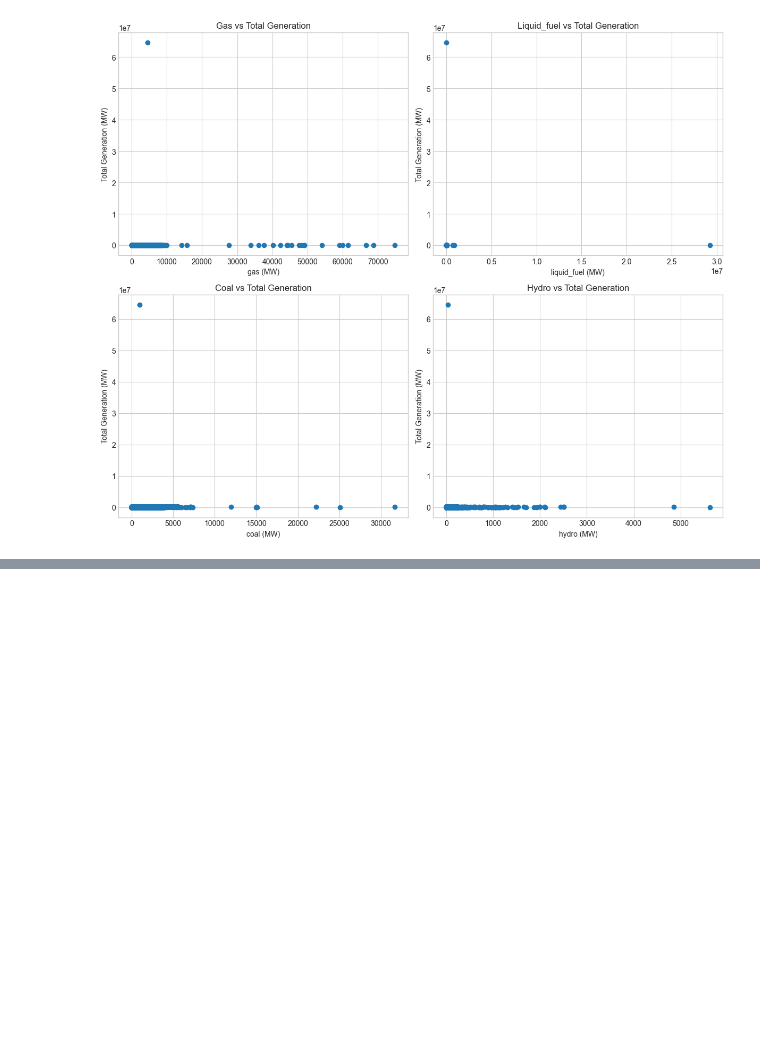
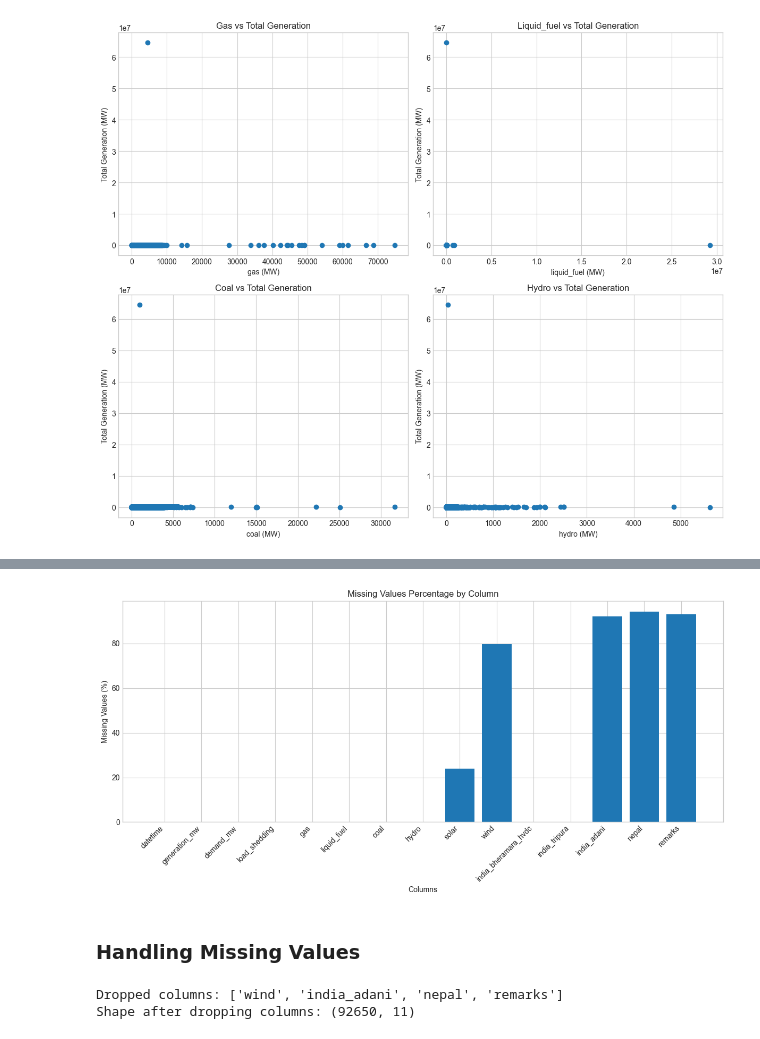
Before and after one commit to 00015972/MLDA_CW1_15972, a Jupyter notebook: MLDA_CW1_15972.ipynb, the cells around one changed output, grey strips where cells are left out. Cells and saved outputs as stored; diff of their text form; code cells hidden in the pictures; blank space fills up the shorter version.

```diff
--- a/MLDA_CW1_15972.ipynb
+++ b/MLDA_CW1_15972.ipynb
@@ -252,0 +255,10 @@ plt.show()
+# %%
+# Checking for missing values
+print("Missing values count:")
+missing_values = df.isnull().sum()
+print(missing_values)
+
+print(f"\nTotal missing values: {df.isnull().sum().sum()}")
+print(f"\nMissing values percentage per column:")
+missing_percentage = (df.isnull().sum() / len(df) * 100).round(2)# this line calculates the percentage of missing values per column
+print(missing_percentage)
@@ -252,0 +283,25 @@ plt.show()
+# %%
+# showing missing values in a bar chart by percentage
+plt.figure(figsize=(12, 6))
+plt.bar(missing_percentage.index, missing_percentage.values)
+plt.xticks(rotation=45, ha='right')
+plt.xlabel('Columns')
+plt.ylabel('Missing Values (%)')
+plt.title('Missing Values Percentage by Column')
+plt.tight_layout()
+plt.show()
+# %% [output]
+[figure, added]
+# %% [markdown]
+### Handling Missing Values
+# %%
+# Drop columns with >70% missing values
+# wind, india_adani, nepal, remarks have more than 79% missing values, so, these columns will be dropped as they have too much missing data
+columns_to_drop = ['wind', 'india_adani', 'nepal', 'remarks']
+df_cleaned = df.drop(columns=columns_to_drop)
+
+print(f"Dropped columns: {columns_to_drop}")
+print(f"Shape after dropping columns: {df_cleaned.shape}")
+# %% [output]
+Dropped columns: ['wind', 'india_adani', 'nepal', 'remarks']
+Shape after dropping columns: (92650, 11)
```
Also changed, not shown: parts of 14 cells of this notebook, 1 other file.
